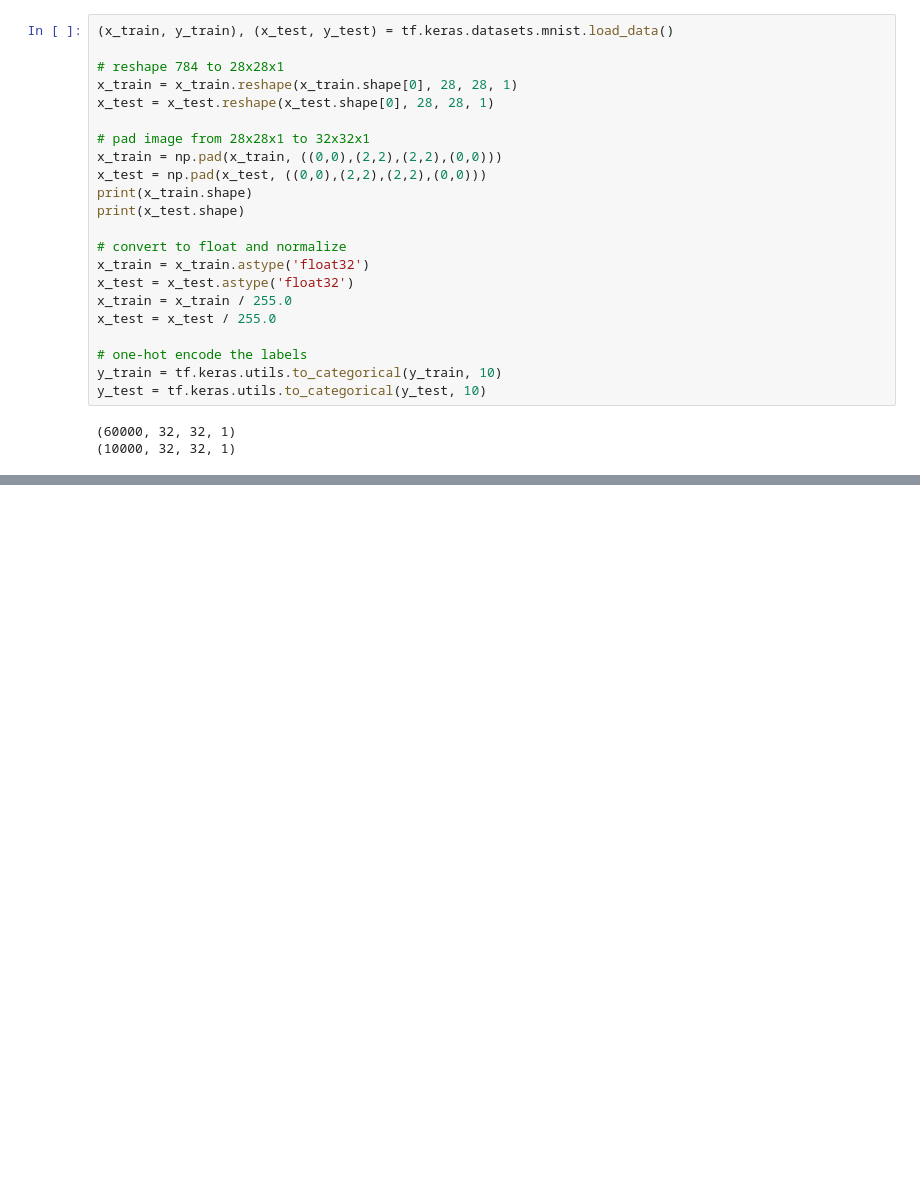
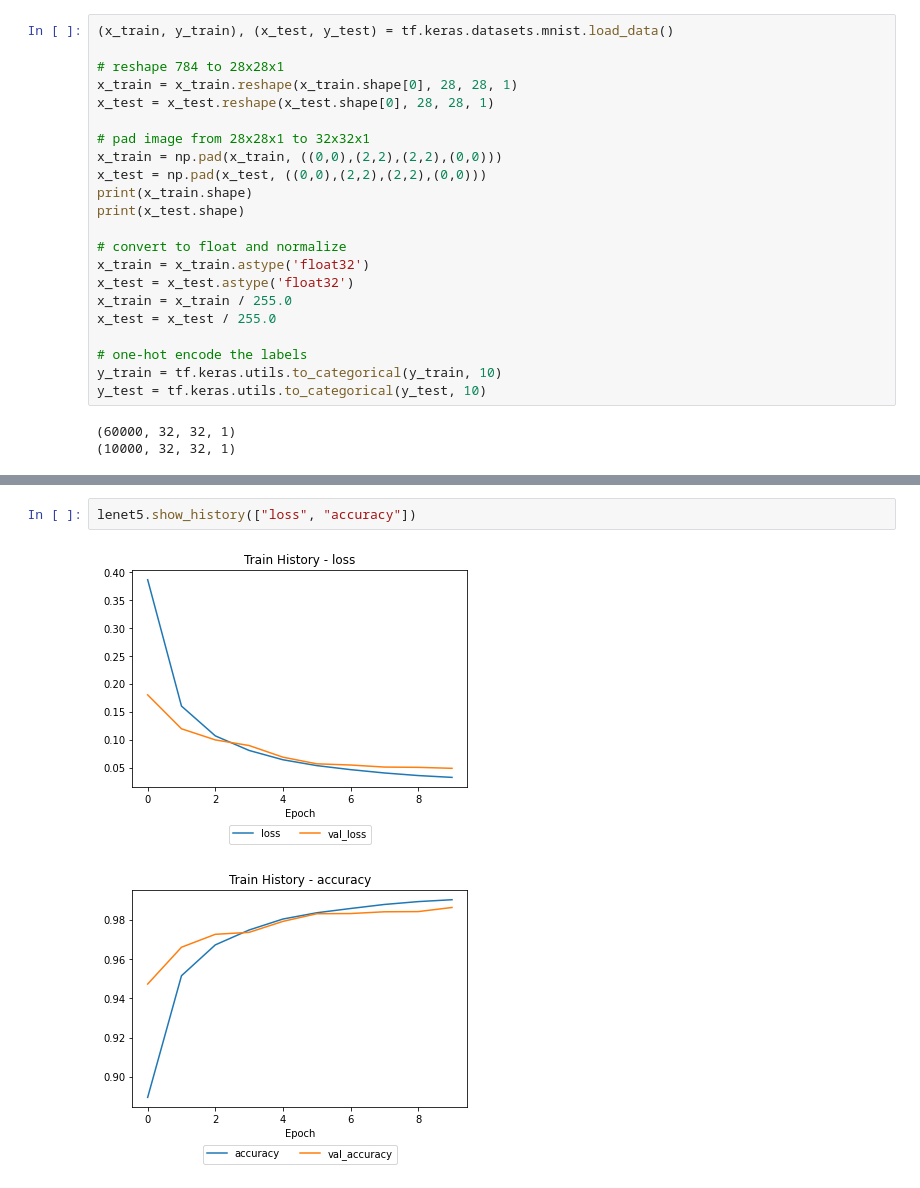
Before and after one commit to jacky10001/tf2-mycnn, a Jupyter notebook: example_lenet.ipynb, the cells around one changed output, grey strips where cells are left out. Cells and saved outputs as stored; diff of their text form; blank space fills up the shorter version.

```diff
--- a/example_lenet.ipynb
+++ b/example_lenet.ipynb
@@ -92,0 +76,5 @@ Epoch 00010: val_loss did not improve from 0.04875
+# %%
+lenet5.show_history(["loss", "accuracy"])
+# %% [output]
+[figure, added]
+[figure, added]
```
Also changed, not shown: parts of 6 cells of this notebook.
